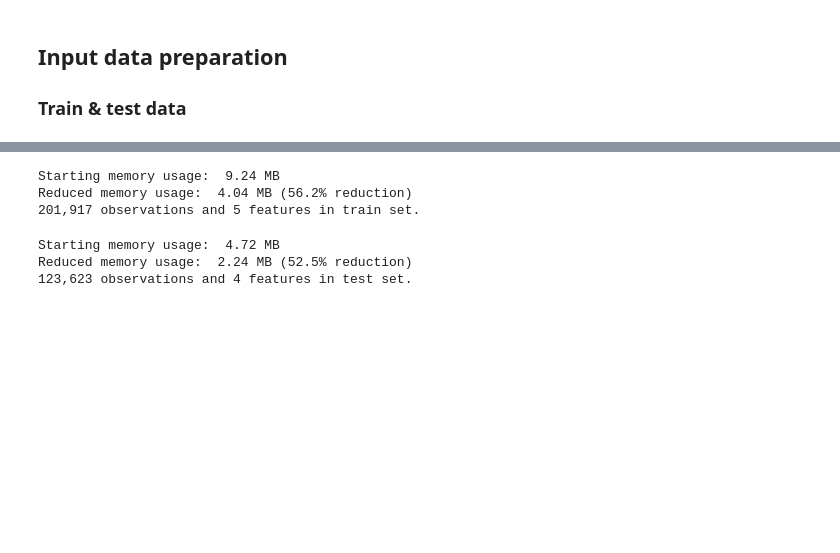
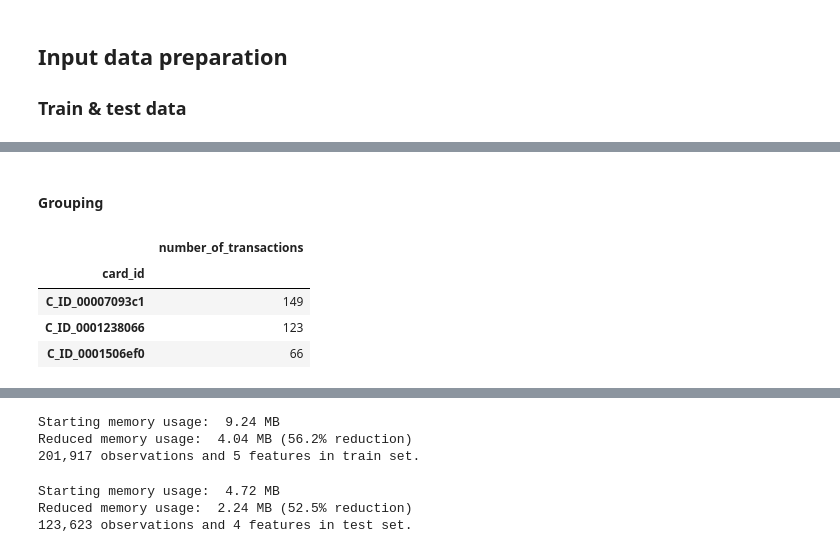
Before and after one commit to Zol-S/kaggle, a Jupyter notebook: Elo Merchant Category Recommendation/2.3_LynxKite_preprocessor.ipynb, the cells around one changed output, grey strips where cells are left out. Cells and saved outputs as stored; diff of their text form; code cells hidden in the pictures; blank space fills up the shorter version.

```diff
--- a/Elo Merchant Category Recommendation/2.3_LynxKite_preprocessor.ipynb
+++ b/Elo Merchant Category Recommendation/2.3_LynxKite_preprocessor.ipynb
@@ -67,0 +130,2 @@ def create_date_features(df, source_column, preposition):
+# %% [markdown]
+#### Grouping
@@ -67,0 +134,8 @@ def create_date_features(df, source_column, preposition):
+# %%
+df_hist_gb_card_id[:3]
+# %% [output]
+|  | number_of_transactions |
+| card_id |  |
+| C_ID_00007093c1 | 149 |
+| C_ID_0001238066 | 123 |
+| C_ID_0001506ef0 | 66 |
```
Also changed, not shown: parts of 90 cells of this notebook, 6 other files.
